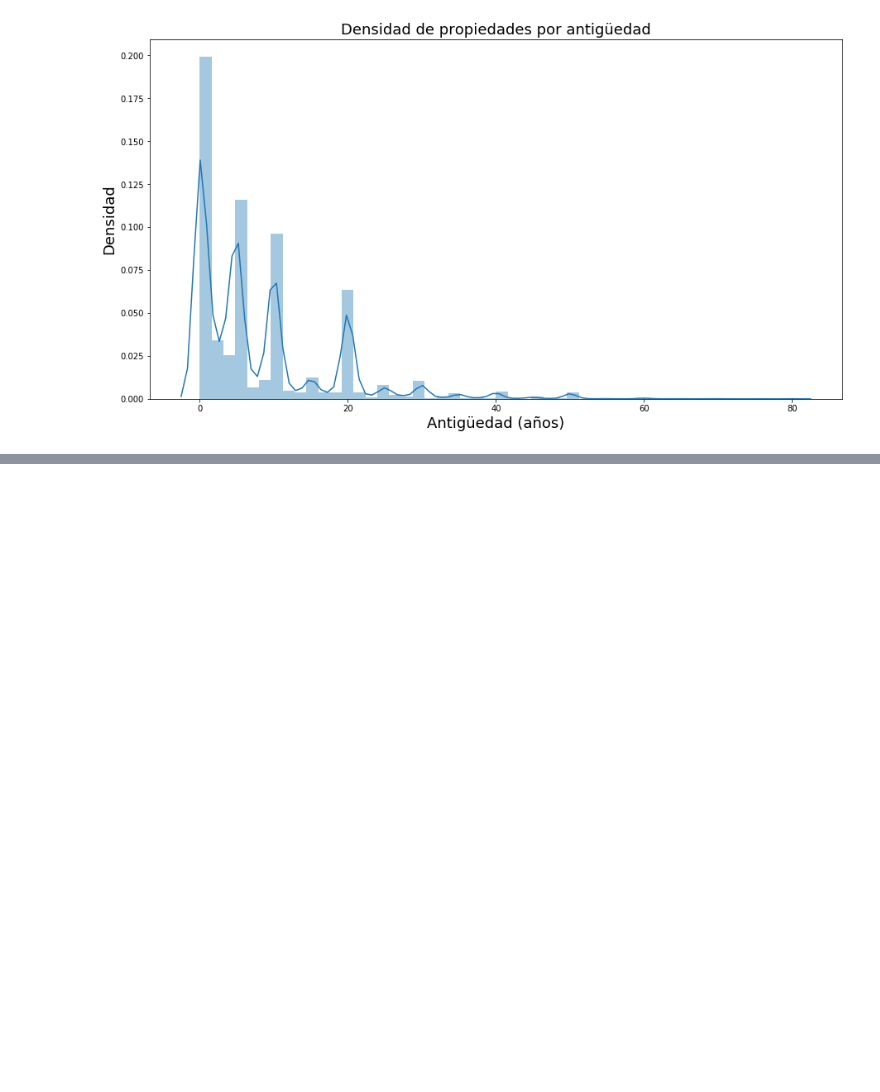
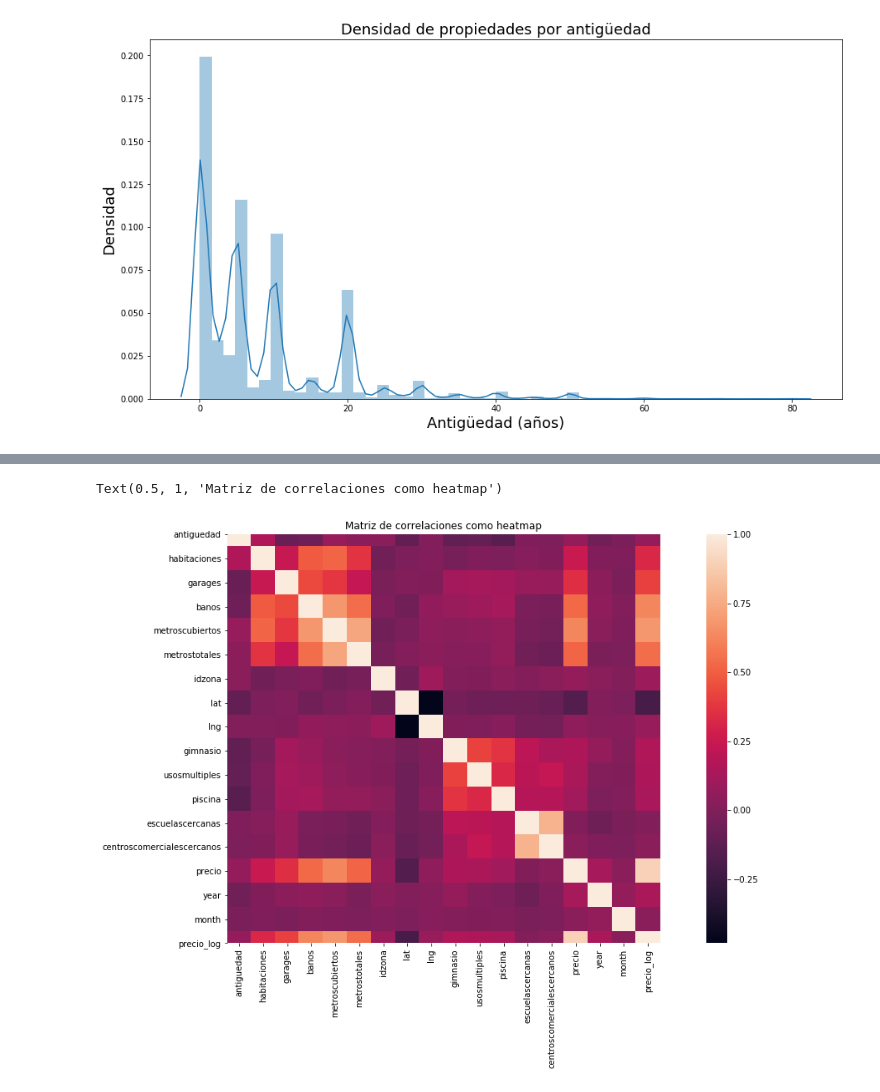
Before and after one commit to josetec1/DatosG29, a Jupyter notebook: Analisis nacho.ipynb, the cells around one changed output, grey strips where cells are left out. Cells and saved outputs as stored; diff of their text form; code cells hidden in the pictures; blank space fills up the shorter version.

```diff
--- a/Analisis nacho.ipynb
+++ b/Analisis nacho.ipynb
@@ -217,0 +238,9 @@ Text(0, 0.5, 'Densidad')
+# %%
+# Analizamos que features son numericas para correlacionarlas
+features_numericas = df.select_dtypes(include=[np.number])
+features_numericas.dtypes
+
+# Observamos tambien cuales son las features categoricas
+categoricas = df.select_dtypes(exclude=[np.number])
+print(categoricas.dtypes)
+categoricas.describe()
@@ -217,0 +263,9 @@ Text(0, 0.5, 'Densidad')
+# %%
+# Matriz de correlaciones como heatmap
+corr = features_numericas.corr()
+plt.subplots(figsize=(20, 9))
+sns.heatmap(corr, square=True)
+plt.title("Matriz de correlaciones como heatmap")
+# %% [output]
+Text(0.5, 1, 'Matriz de correlaciones como heatmap')
+[figure, added]
```
Also changed, not shown: parts of 3 cells of this notebook.
